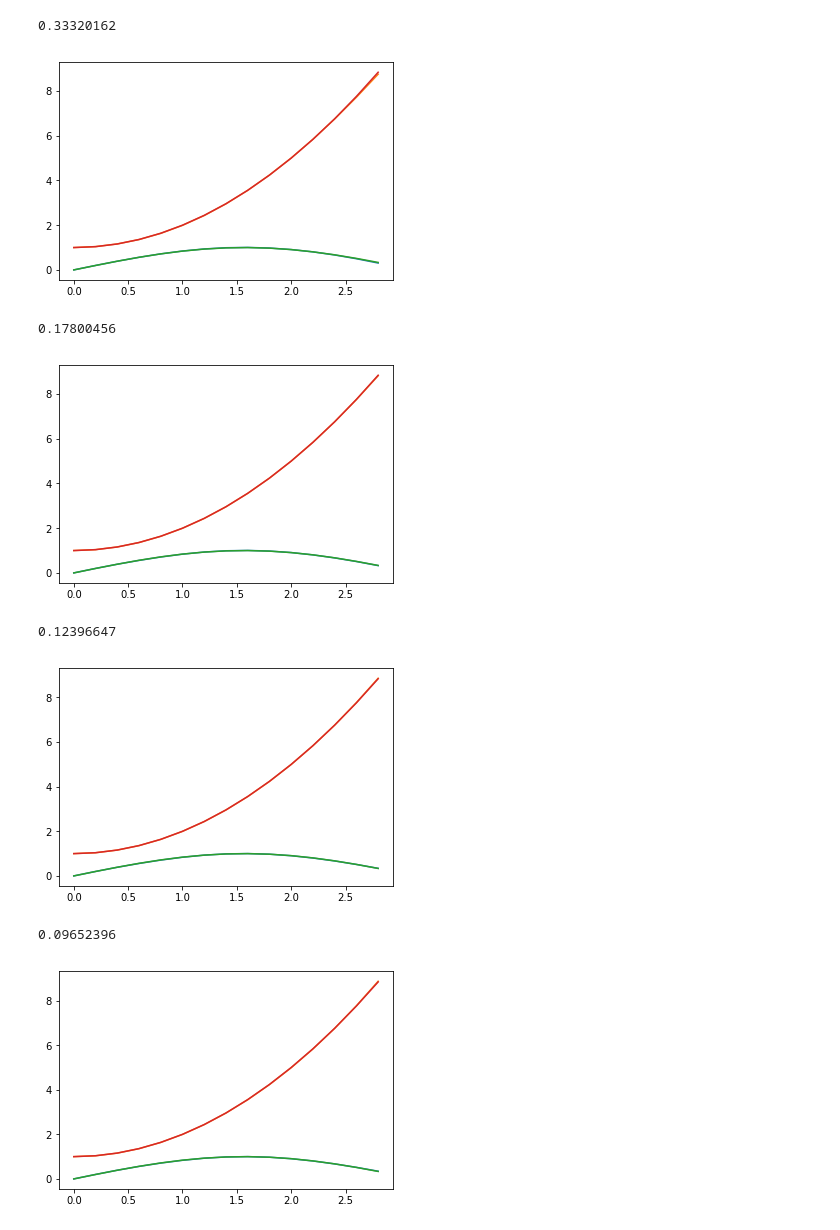
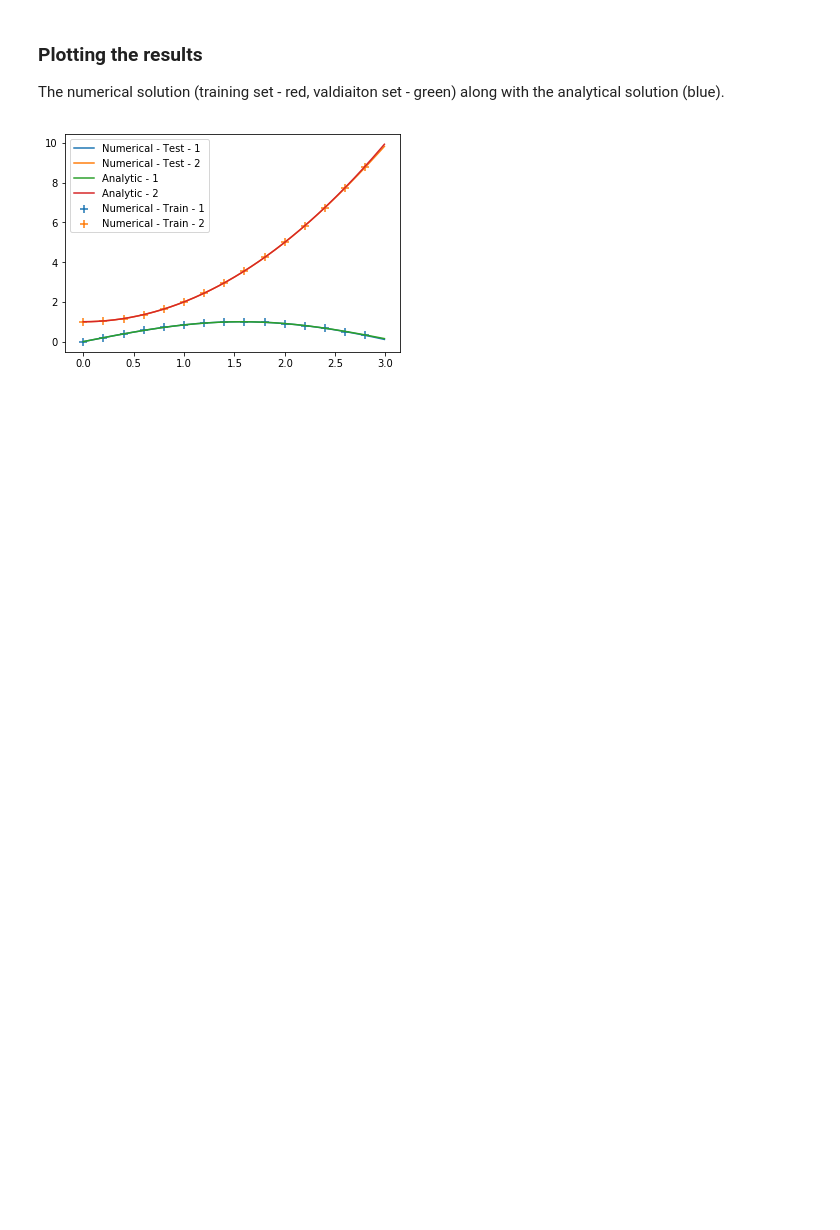
Before and after one commit to PGrabinski/NNDE, a Jupyter notebook: Tensorflow_version/Example4.ipynb, the cells around one changed output. Drawn from its saved outputs; the diff is of its cells as text; code cells hidden in the pictures; blank space fills up the shorter version.

```diff
--- a/Tensorflow_version/Example4.ipynb
+++ b/Tensorflow_version/Example4.ipynb
@@ -62,5 +16,7 @@ inits = [{'variable':0, 'value':0, 'type':'dirichlet', 'ode_number':1,
         {'variable':0, 'value':0, 'type':'dirichlet', 'ode_number':2,
         'function':lambda X: tf.constant(1., dtype='float64', shape=(X.shape[0],1))}]
 # %%
-Xs = np.arange(0, 3, 0.2) + 1e-6
-Xs = Xs.reshape(-1,1)
+X_train = np.arange(0, 3, 0.2) + 1e-8
+X_train = X_train.reshape(-1,1)
+X_test = np.arange(0, 3, 0.01) + 1e-8
+X_test = X_test.reshape(-1,1)
@@ -67,2 +26,2 @@ Xs = Xs.reshape(-1,1)
 # %%
-ts = TrialSolution(conditions=inits, n_i=1, n_h=10, n_o=1, ODE_number=2)
+ts = TrialSolution(conditions=inits, n_i=1, n_h=10, n_o=1, ODE_number=2, equation_type='ODE_system')
@@ -117,0 +54,2 @@ ts(tf.convert_to_tensor(Xs))
+# %%
+ts.train(X=X_train, diff_loss=diff_loss, epochs=10000, message_frequency=1000, optimizer_name='Adam', learning_rate=0.01)
@@ -118,23 +67,19 @@ ts(tf.convert_to_tensor(Xs))
+# %% [markdown]
+### Plotting the results
+
+The numerical solution (training set - red, valdiaiton set - green) along with the analytical solution (blue).
 # %%
-EPOCHS = 100000
-test = 0
-for epoch in range(EPOCHS):
-  train_step(Xs)
-  if (epoch+1) % int(EPOCHS/100) == 0:
-    print(train_loss.result().numpy())
-    pred1 = ts.call(tf.convert_to_tensor(Xs, dtype='float64'))[0].numpy()
-    pred2 = ts.call(tf.convert_to_tensor(Xs, dtype='float64'))[1].numpy()
-    plt.plot(Xs, pred1, label='prediction 1')
-    plt.plot(Xs, pred2, label='prediciton 2')
-    plt.plot(Xs, np.sin(Xs), label='true 1')
-    plt.plot(Xs, 1+Xs**2, label='true2')
-    plt.show()
+pred1 = ts.call(tf.convert_to_tensor(Xs, dtype='float64'))[0].numpy()
+pred2 = ts.call(tf.convert_to_tensor(Xs, dtype='float64'))[1].numpy()
+pred1_test = ts.call(tf.convert_to_tensor(X_test, dtype='float64'))[0].numpy()
+pred2_test = ts.call(tf.convert_to_tensor(X_test, dtype='float64'))[1].numpy()
+plt.scatter(X_train, pred1, label='Numerical - Train - 1', marker='+', s=50)
+plt.scatter(X_train, pred2, label='Numerical - Train - 2', marker='+', s=50)
+plt.plot(X_test, pred1_test, label='Numerical - Test - 1')
+plt.plot(X_test, pred2_test, label='Numerical - Test - 2')
+plt.plot(X_test, np.sin(X_test), label='Analytic - 1')
+plt.plot(X_test, 1+X_test**2, label='Analytic - 2')
+plt.legend()
+plt.show()
 # %% [output]
-0.33320162
-[figure, old version]
+[figure, new version]
-0.17800456
-[figure, removed]
-0.12396647
-[figure, removed]
-0.09652396
-[figure, removed]
```
Also changed, not shown: parts of 15 cells of this notebook, 10 other files.
